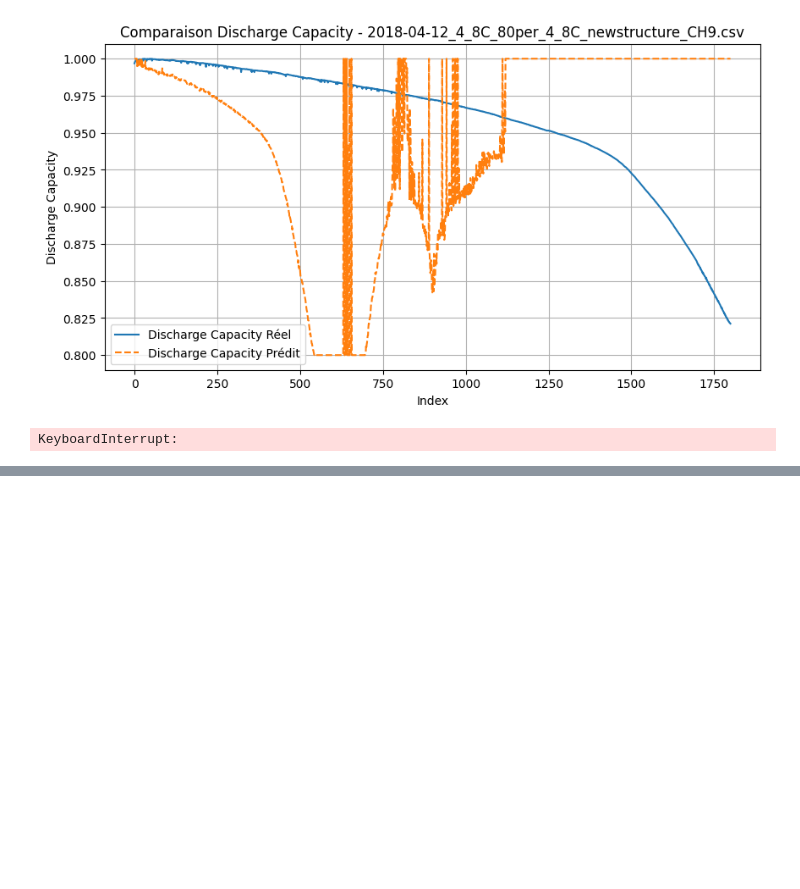
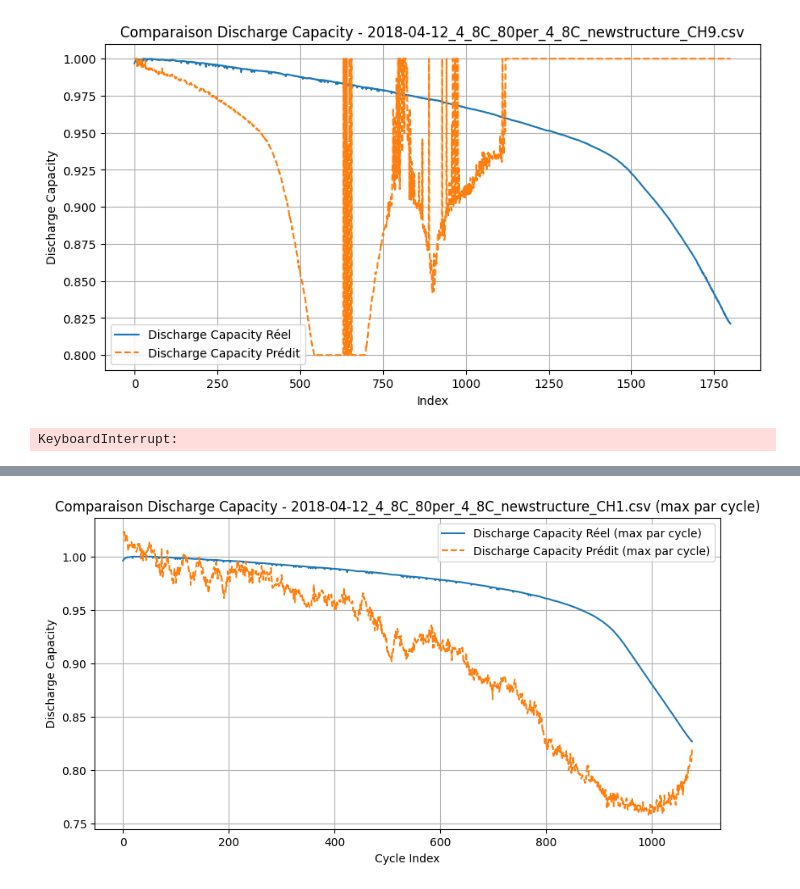
Before and after one commit to SalimMabed/PHM-Batteries, a Jupyter notebook: first_modele.ipynb, the cells around one changed output, grey strips where cells are left out. Cells and saved outputs as stored; diff of their text form; code cells hidden in the pictures; blank space fills up the shorter version.

```diff
--- a/first_modele.ipynb
+++ b/first_modele.ipynb
@@ -609,3 +609,83 @@ for csv_file in test_files:
     plt.show()
 # %% [output]
 KeyboardInterrupt:
+# %%
+import os
+import pandas as pd
+from sklearn.linear_model import LinearRegression
+from sklearn.metrics import mean_squared_error, mean_absolute_error, r2_score
+import matplotlib.pyplot as plt
+
+# Chemin vers le répertoire contenant les fichiers CSV
+data_path = r'C:\\Users\\pc\\Desktop\\data\\all batchs'
+
+# Lister tous les fichiers CSV dans le répertoire donné
+csv_files = [f for f in os.listdir(data_path) if f.endswith('.csv')]
+
+# Sélectionner les fichiers pour l'entraînement et le test
+train_files = csv_files[:12]  # Les 12 premiers fichiers pour l'entraînement
+test_files = csv_files[12:]   # Les 5 derniers fichiers pour le test
+
+# Initialiser les ensembles de données d'entraînement
+X_train_total = []
+y_train_total = []
+
+# Préparer les données d'entraînement
+for csv_file in train_files:
+    file_path = os.path.join(data_path, csv_file)
+    df = pd.read_csv(file_path)
+    X = df.drop(columns=['Discharge_Capacity'])
+    y = df['Discharge_Capacity']
+    X_train_total.append(X)
+    y_train_total.append(y)
+
+# Concaténer les données d'entraînement
+X_train = pd.concat(X_train_total, axis=0)
+y_train = pd.concat(y_train_total, axis=0)
+
+# Entraîner le modèle de régression linéaire
+model_lr = LinearRegression()
+model_lr.fit(X_train, y_train)
+
+# Tester le modèle sur chaque fichier de test
+for csv_file in test_files:
+    file_path = os.path.join(data_path, csv_file)
+    df = pd.read_csv(file_path)
+    X_test = df.drop(columns=['Discharge_Capacity'])
+    y_test = df['Discharge_Capacity']
+
+    # Faire des prédictions
+    lr_pred = model_lr.predict(X_test)
+
+    # Convertir y_test en DataFrame pour aligner les indices
+    y_test_df = pd.DataFrame(y_test).reset_index(drop=True)
+
+    # Calculer les métriques
+    mse = mean_squared_error(y_test_df, lr_pred)
+    mae = mean_absolute_error(y_test_df, lr_pred)
+    r2 = r2_score(y_test_df, lr_pred)
+
+    # Afficher les résultats
+    print(f"Fichier de test: {csv_file}")
+    print(f"Mean Squared Error (MSE): {mse}")
+    print(f"Mean Absolute Error (MAE): {mae}")
+    print(f"R-squared (R²): {r2}")
+
+    # Extraire le Cycle_Index
+    cycle_index = df['Cycle_Index']
+
+    # Prendre le maximum des prédictions et des valeurs réelles par cycle
+    lr_pred_max_per_cycle = pd.Series(lr_pred).groupby(cycle_index).max()
+    y_test_max_per_cycle = y_test.groupby(cycle_index).max()
+
+    # Tracer le graphique pour comparer les valeurs réelles et prédites
+    plt.figure(figsize=(10, 5))
+    plt.plot(y_test_max_per_cycle, label='Discharge Capacity Réel (max par cycle)')
+    plt.plot(lr_pred_max_per_cycle, label='Discharge Capacity Prédit (max par cycle)', linestyle='--')
+    plt.xlabel('Cycle Index')
+    plt.ylabel('Discharge Capacity')
+    plt.title(f'Comparaison Discharge Capacity - {csv_file} (max par cycle)')
+    plt.legend()
+    plt.grid(True)
+    plt.show()
+# %% [output]
@@ -611,0 +696 @@ KeyboardInterrupt:
+[figure, added]
```
Also changed, not shown: parts of 1 cell of this notebook.
